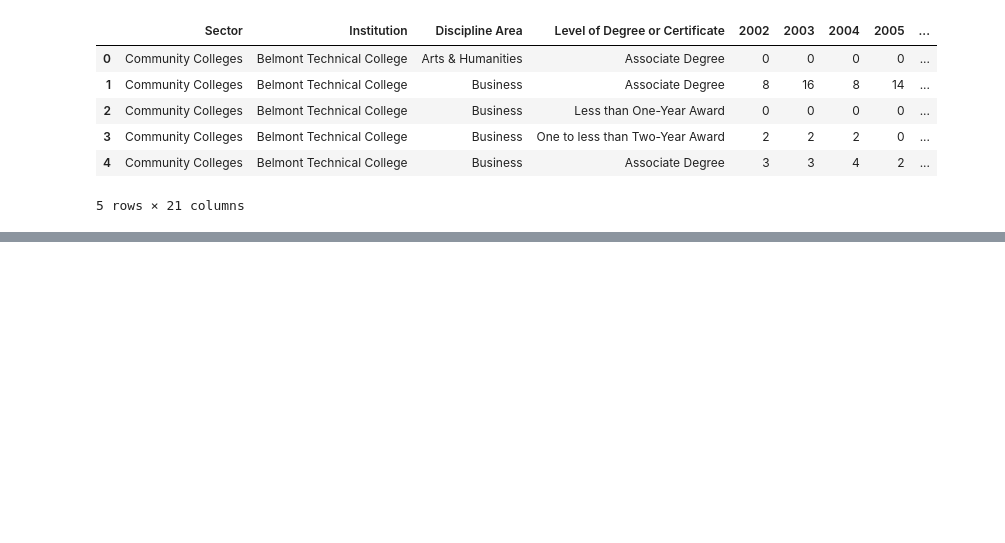
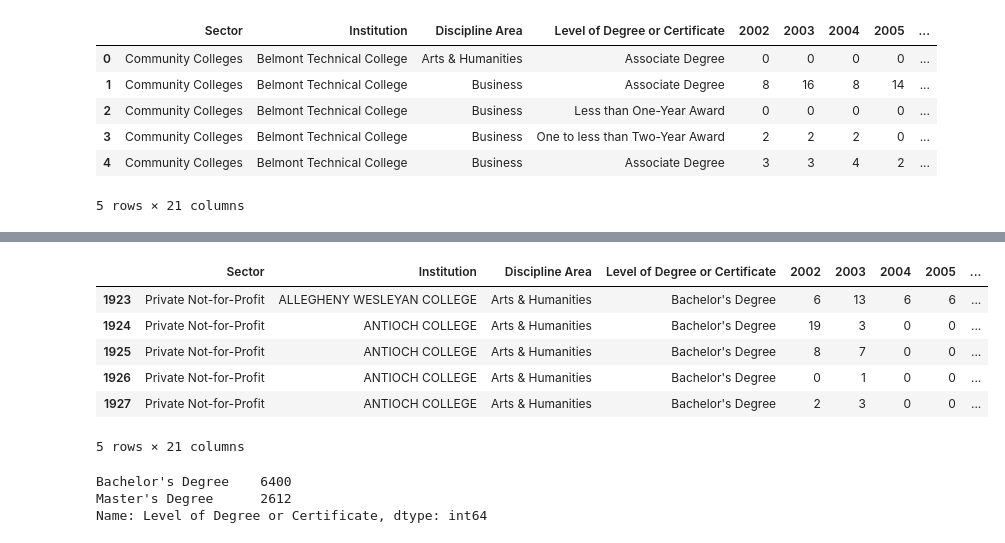
Before and after one commit to AntwonS116/Project-Ohio-College-Analysis, a Jupyter notebook: data.ipynb, the cells around one changed output, grey strips where cells are left out. Cells and saved outputs as stored; diff of their text form; code cells hidden in the pictures; blank space fills up the shorter version.

Commit message:
Started Degrees Data Clean

```diff
--- a/data.ipynb
+++ b/data.ipynb
@@ -52,0 +97,32 @@ df.head()
+# %%
+df.drop(df[df["Level of Degree or Certificate"] == "Associate Degree"].index, inplace=True)
+df.drop(df[df["Level of Degree or Certificate"] == "One to less than Two-Year Award"].index, inplace=True)
+df.drop(df[df["Level of Degree or Certificate"] == "Less than One-Year Award"].index, inplace=True)
+df.drop(df[df["Level of Degree or Certificate"] == "Doctoral Degree - Research|Scholarship"].index, inplace=True)
+df.drop(df[df["Level of Degree or Certificate"] == "Post-Baccalaureate Certificate"].index, inplace=True)
+df.drop(df[df["Level of Degree or Certificate"] == "Technical Certificate"].index, inplace=True)
+df.drop(df[df["Level of Degree or Certificate"] == "Technical Short Term Certificate"].index, inplace=True)
+df.drop(df[df["Level of Degree or Certificate"] == "General Certificate"].index, inplace=True)
+df.drop(df[df["Level of Degree or Certificate"] == "General Short Term Certificate"].index, inplace=True)
+df.drop(df[df["Level of Degree or Certificate"] == "Post-Master's Certificate"].index, inplace=True)
+df.drop(df[df["Level of Degree or Certificate"] == "Doctoral Degree - Professional Practice"].index, inplace=True)
+df.drop(df[df["Level of Degree or Certificate"] == "Two to less than Four-Year Award"].index, inplace=True)
+df.drop(df[df["Level of Degree or Certificate"] == "Doctoral Degree - Other"].index, inplace=True)
+df.drop(df[df["Level of Degree or Certificate"] == "First-professional certificate (post-degree)"].index, inplace=True)
+
+df.head()
+# %% [output]
+|  | Sector | Institution | Discipline Area | Level of Degree or Certificate | 2002 | 2003 | 2004 | 2005 | ... |
+| 1923 | Private Not-for-Profit | ALLEGHENY WESLEYAN COLLEGE | Arts & Humanities | Bachelor's Degree | 6 | 13 | 6 | 6 | ... |
+| 1924 | Private Not-for-Profit | ANTIOCH COLLEGE | Arts & Humanities | Bachelor's Degree | 19 | 3 | 0 | 0 | ... |
+| 1925 | Private Not-for-Profit | ANTIOCH COLLEGE | Arts & Humanities | Bachelor's Degree | 8 | 7 | 0 | 0 | ... |
+| 1926 | Private Not-for-Profit | ANTIOCH COLLEGE | Arts & Humanities | Bachelor's Degree | 0 | 1 | 0 | 0 | ... |
+| 1927 | Private Not-for-Profit | ANTIOCH COLLEGE | Arts & Humanities | Bachelor's Degree | 2 | 3 | 0 | 0 | ... |
+5 rows × 21 columns
+# %%
+#making sure I have degrees desired for analysis
+df["Level of Degree or Certificate"].value_counts()
+# %% [output]
+Bachelor's Degree    6400
+Master's Degree      2612
+Name: Level of Degree or Certificate, dtype: int64
```
Also changed, not shown: parts of 5 cells of this notebook.
